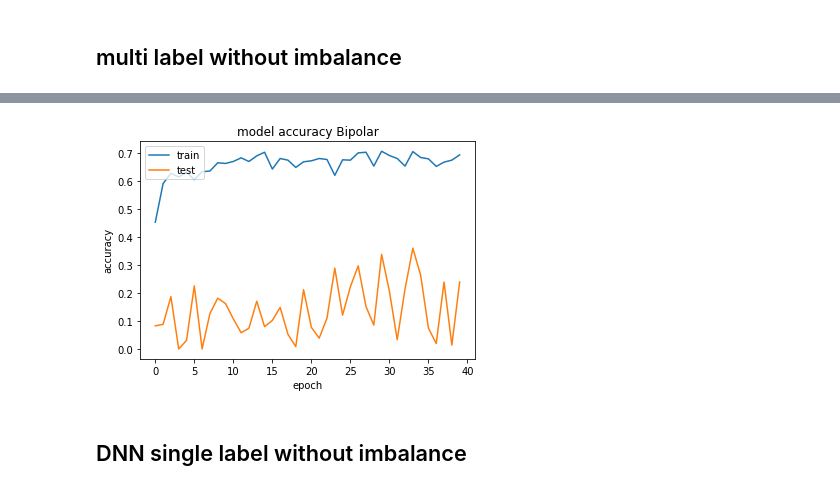
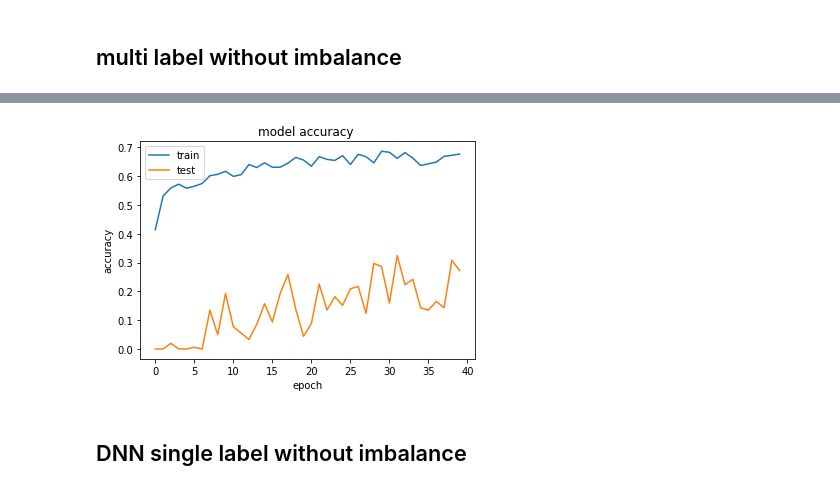
Before and after one commit to qingemeng/cs598dlh-final, a Jupyter notebook: Final.ipynb, the cells around one changed output, grey strips where cells are left out. Saved outputs shown, nothing was run; the diff lists cells and outputs as text; code cells hidden in the pictures.

```diff
--- a/Final.ipynb
+++ b/Final.ipynb
@@ -270,7 +270,7 @@ print(over_X)
 # %% [markdown]
 ## multi label without imbalance
 # %%
-dnn_mlp = build_nn_mlp_model(5)
+dnn_mlp = build_nn_mlp_model(5, dropout_rate=0.2)
 over_Y_split = list(map(lambda x: [*x], over_Y))
 over_Y_split = np.array(over_Y_split, dtype = 'int32')
 # dnn_mlp.fit(X, Y, epochs=40, validation_split=0.3, callbacks=[es])
@@ -278,7 +278,7 @@ over_Y_split = np.array(over_Y_split, dtype = 'int32')
 history = dnn_mlp.fit(over_X, over_Y_split, epochs=40, validation_split=0.3)
 plt.plot(history.history['accuracy'])
 plt.plot(history.history['val_accuracy'])
-plt.title('model accuracy ' + desease)
+plt.title('model accuracy ')
 plt.ylabel('accuracy')
 plt.xlabel('epoch')
 plt.legend(['train', 'test'], loc='upper left')
@@ -304,4 +304,4 @@ Epoch 40/40
-[figure, old version]
+[figure, new version]
 # %% [markdown]
 ## DNN single label without imbalance
 # %%
```
Also changed, not shown: parts of 13 cells of this notebook.
